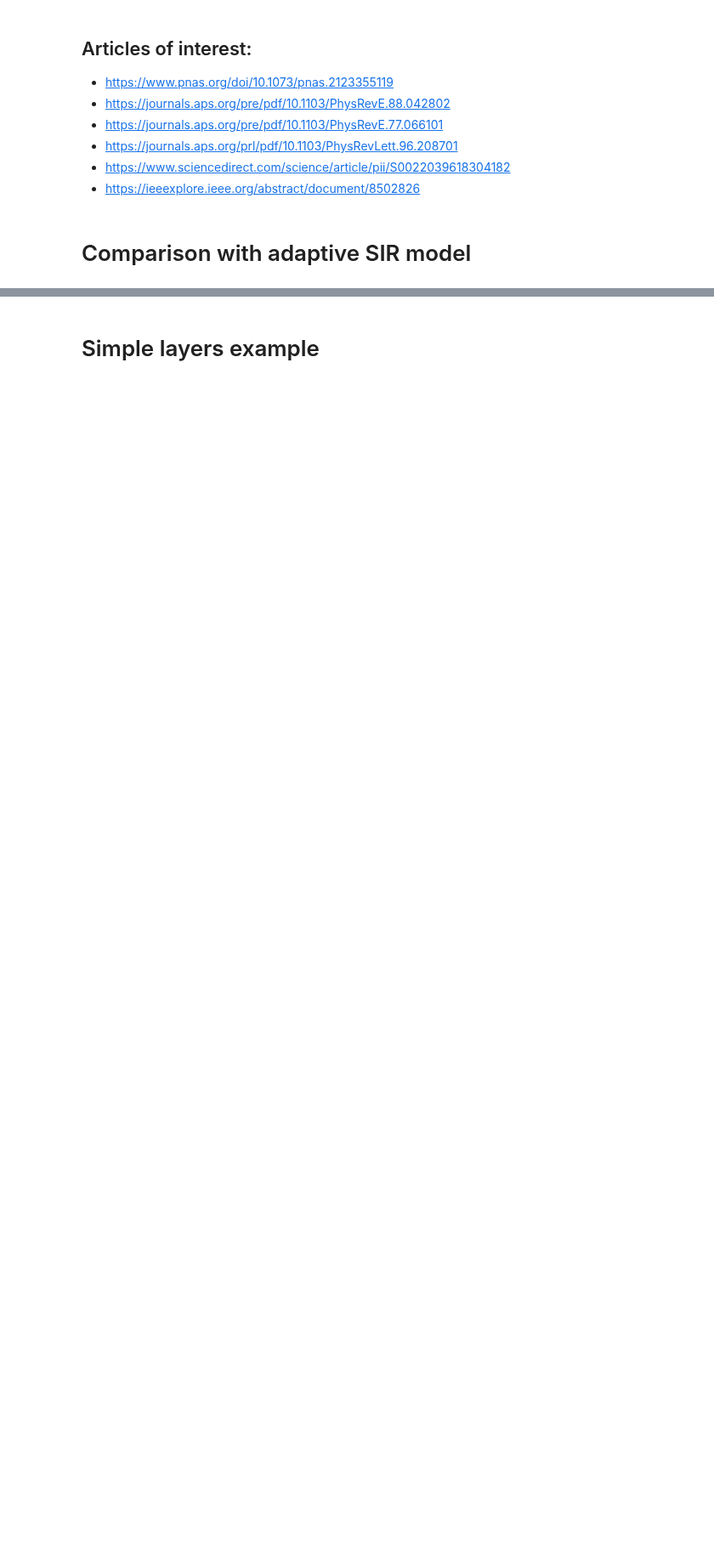
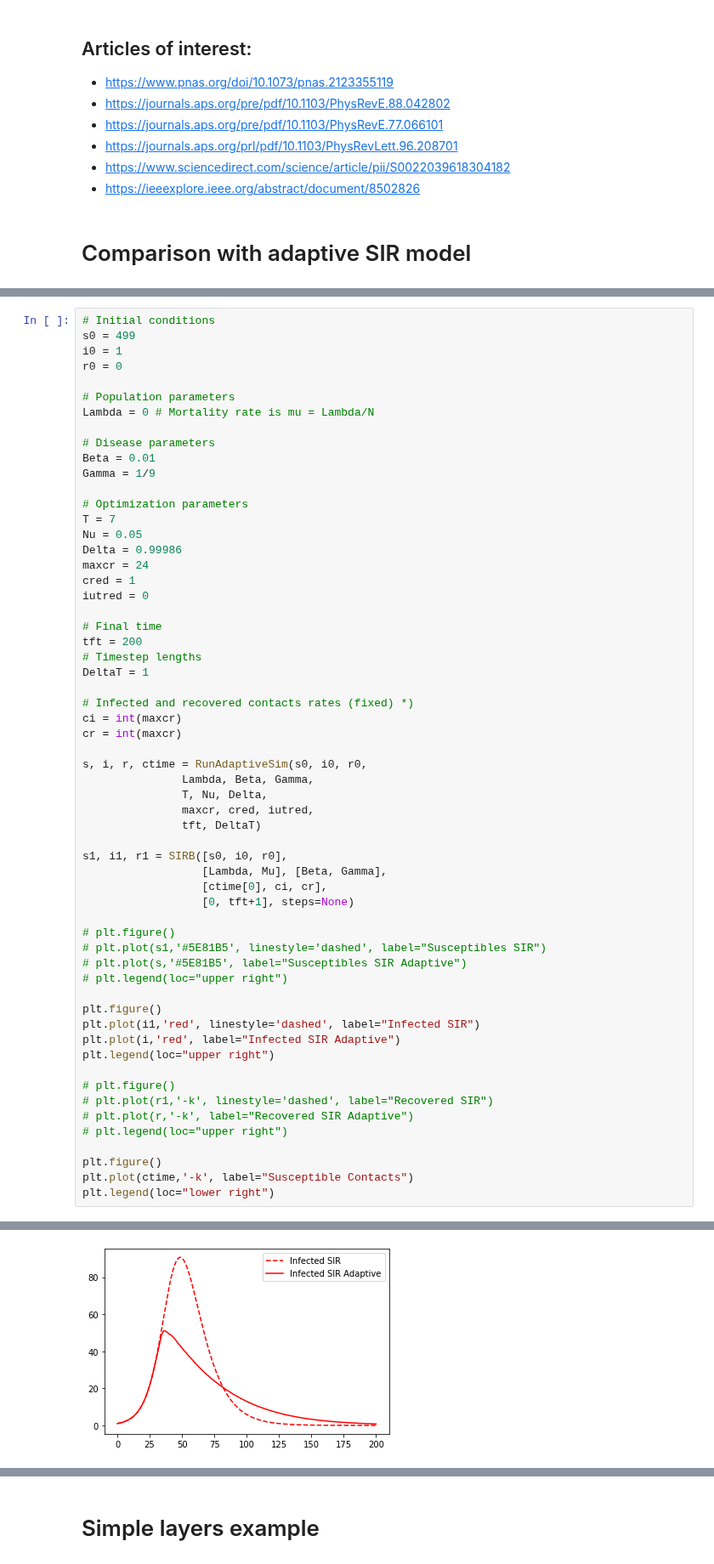
Before and after one commit to JimmyCalvoMonge/AdaptiveNetworks, a Jupyter notebook: network_experiments.ipynb, the cells around one changed output, grey strips where cells are left out. Shown at 85% size. Drawn from its saved outputs; the diff is of its cells as text; blank space fills up the shorter version.

```diff
--- a/network_experiments.ipynb
+++ b/network_experiments.ipynb
@@ -1009,0 +1012,60 @@ plt.show()
+# %%
+# Initial conditions
+s0 = 499
+i0 = 1
+r0 = 0
+
+# Population parameters
+Lambda = 0 # Mortality rate is mu = Lambda/N
+
+# Disease parameters
+Beta = 0.01
+Gamma = 1/9
+
+# Optimization parameters
+T = 7
+Nu = 0.05
+Delta = 0.99986
+maxcr = 24
+cred = 1
+iutred = 0
+
+# Final time
+tft = 200
+# Timestep lengths
+DeltaT = 1
+
+# Infected and recovered contacts rates (fixed) *)
+ci = int(maxcr)
+cr = int(maxcr)
+
+s, i, r, ctime = RunAdaptiveSim(s0, i0, r0,
+               Lambda, Beta, Gamma,
+               T, Nu, Delta,
+               maxcr, cred, iutred,
+               tft, DeltaT)
+
+s1, i1, r1 = SIRB([s0, i0, r0],
+                  [Lambda, Mu], [Beta, Gamma],
+                  [ctime[0], ci, cr],
+                  [0, tft+1], steps=None)
+
+# plt.figure()
+# plt.plot(s1,'#5E81B5', linestyle='dashed', label="Susceptibles SIR")
+# plt.plot(s,'#5E81B5', label="Susceptibles SIR Adaptive")
+# plt.legend(loc="upper right")
+
+plt.figure()
+plt.plot(i1,'red', linestyle='dashed', label="Infected SIR")
+plt.plot(i,'red', label="Infected SIR Adaptive")
+plt.legend(loc="upper right")
+
+# plt.figure()
+# plt.plot(r1,'-k', linestyle='dashed', label="Recovered SIR")
+# plt.plot(r,'-k', label="Recovered SIR Adaptive")
+# plt.legend(loc="upper right")
+
+plt.figure()
+plt.plot(ctime,'-k', label="Susceptible Contacts")
+plt.legend(loc="lower right")
+# %% [output]
@@ -1009,0 +1073 @@ plt.show()
+[figure, added]
```
Also changed, not shown: parts of 3 cells of this notebook, 2 other files.
